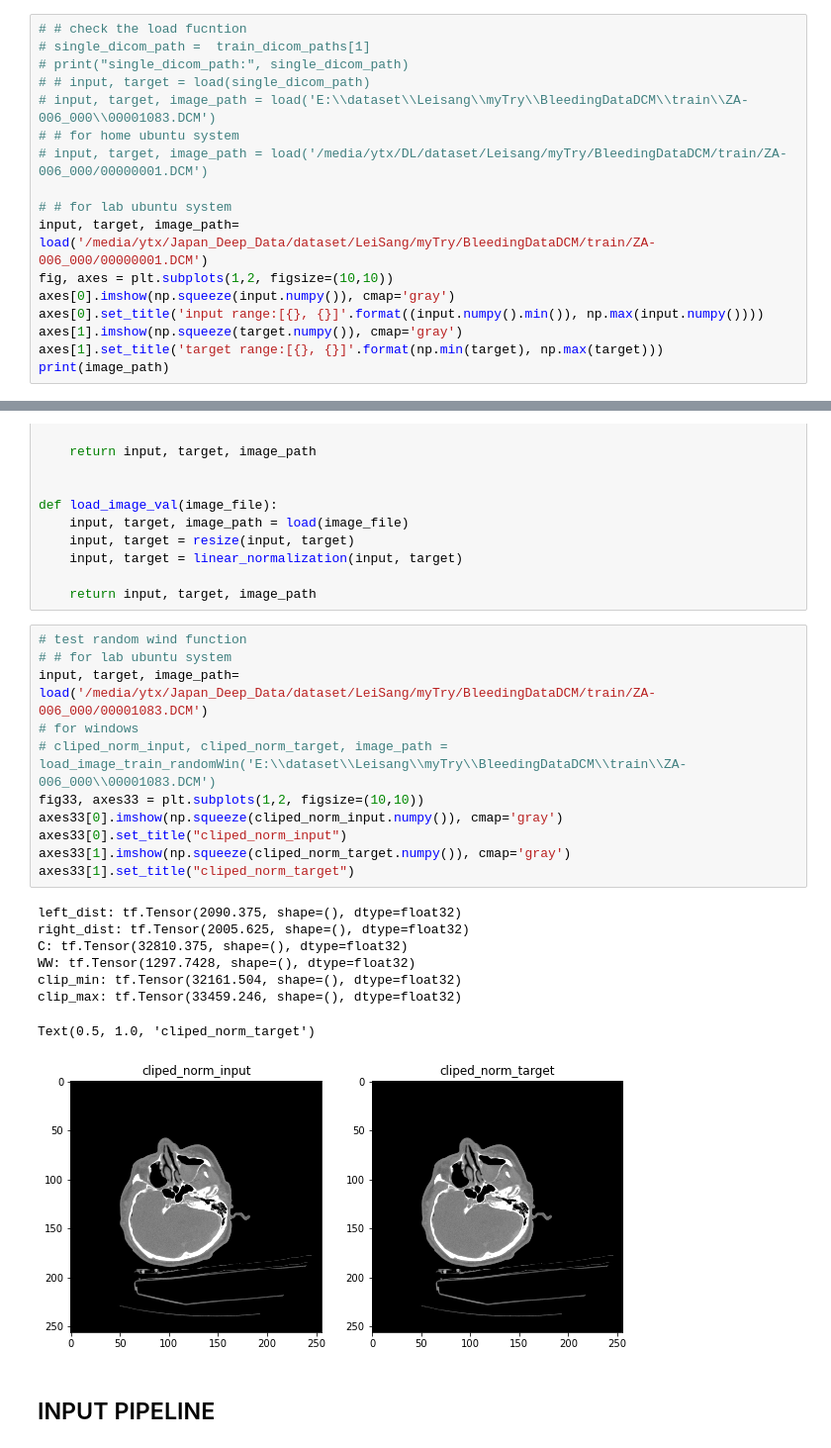
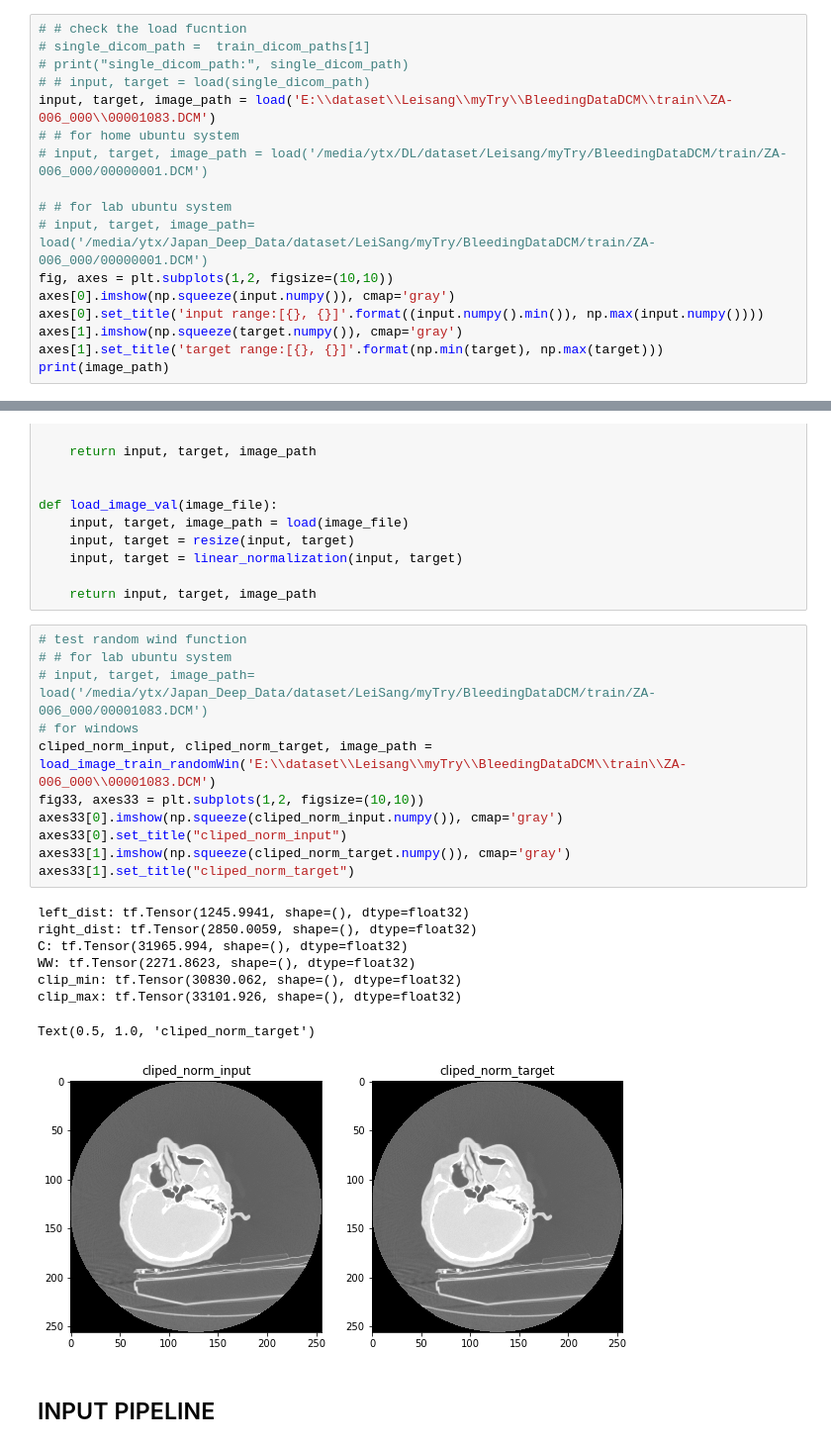
Before and after one commit to tbe07tyg/Tensorflow2, a Jupyter notebook: Dicom/5BleedAE2020_Huber_BCE_WithSigmoid_NormNarrowShuffleRandWinTrSaveBesBCE.ipynb, the cells around one changed output, grey strips where cells are left out. Shown at 99% size. Saved outputs shown, nothing was run; the diff lists cells and outputs as text.

```diff
--- a/Dicom/5BleedAE2020_Huber_BCE_WithSigmoid_NormNarrowShuffleRandWinTrSaveBesBCE.ipynb
+++ b/Dicom/5BleedAE2020_Huber_BCE_WithSigmoid_NormNarrowShuffleRandWinTrSaveBesBCE.ipynb
@@ -132,12 +132,12 @@ def load(image_file):
 # single_dicom_path =  train_dicom_paths[1]
 # print("single_dicom_path:", single_dicom_path)
 # # input, target = load(single_dicom_path)
-# input, target, image_path = load('E:\\dataset\\Leisang\\myTry\\BleedingDataDCM\\train\\ZA-006_000\\00001083.DCM')
+input, target, image_path = load('E:\\dataset\\Leisang\\myTry\\BleedingDataDCM\\train\\ZA-006_000\\00001083.DCM')
 # # for home ubuntu system
 # input, target, image_path = load('/media/ytx/DL/dataset/Leisang/myTry/BleedingDataDCM/train/ZA-006_000/00000001.DCM')
 
 # # for lab ubuntu system
-input, target, image_path= load('/media/ytx/Japan_Deep_Data/dataset/LeiSang/myTry/BleedingDataDCM/train/ZA-006_000/00000001.DCM')
+# input, target, image_path= load('/media/ytx/Japan_Deep_Data/dataset/LeiSang/myTry/BleedingDataDCM/train/ZA-006_000/00000001.DCM')
 fig, axes = plt.subplots(1,2, figsize=(10,10))
 axes[0].imshow(np.squeeze(input.numpy()), cmap='gray')
 axes[0].set_title('input range:[{}, {}]'.format((input.numpy().min()), np.max(input.numpy())))
@@ -280,23 +280,23 @@ def load_image_val(image_file):
 # %%
 # test random wind function
 # # for lab ubuntu system
-input, target, image_path= load('/media/ytx/Japan_Deep_Data/dataset/LeiSang/myTry/BleedingDataDCM/train/ZA-006_000/00001083.DCM')
+# input, target, image_path= load('/media/ytx/Japan_Deep_Data/dataset/LeiSang/myTry/BleedingDataDCM/train/ZA-006_000/00001083.DCM')
 # for windows
-# cliped_norm_input, cliped_norm_target, image_path = load_image_train_randomWin('E:\\dataset\\Leisang\\myTry\\BleedingDataDCM\\train\\ZA-006_000\\00001083.DCM')
+cliped_norm_input, cliped_norm_target, image_path = load_image_train_randomWin('E:\\dataset\\Leisang\\myTry\\BleedingDataDCM\\train\\ZA-006_000\\00001083.DCM')
 fig33, axes33 = plt.subplots(1,2, figsize=(10,10))
 axes33[0].imshow(np.squeeze(cliped_norm_input.numpy()), cmap='gray')
 axes33[0].set_title("cliped_norm_input")
 axes33[1].imshow(np.squeeze(cliped_norm_target.numpy()), cmap='gray')
 axes33[1].set_title("cliped_norm_target")
 # %% [output]
-left_dist: tf.Tensor(2090.375, shape=(), dtype=float32)
-right_dist: tf.Tensor(2005.625, shape=(), dtype=float32)
-C: tf.Tensor(32810.375, shape=(), dtype=float32)
-WW: tf.Tensor(1297.7428, shape=(), dtype=float32)
-clip_min: tf.Tensor(32161.504, shape=(), dtype=float32)
-clip_max: tf.Tensor(33459.246, shape=(), dtype=float32)
+left_dist: tf.Tensor(1245.9941, shape=(), dtype=float32)
+right_dist: tf.Tensor(2850.0059, shape=(), dtype=float32)
+C: tf.Tensor(31965.994, shape=(), dtype=float32)
+WW: tf.Tensor(2271.8623, shape=(), dtype=float32)
+clip_min: tf.Tensor(30830.062, shape=(), dtype=float32)
+clip_max: tf.Tensor(33101.926, shape=(), dtype=float32)
 Text(0.5, 1.0, 'cliped_norm_target')
-[figure, old version]
+[figure, new version]
 # %% [markdown]
 ## INPUT PIPELINE
 # %%
```
Also changed, not shown: parts of 7 cells of this notebook, 6 other files.
